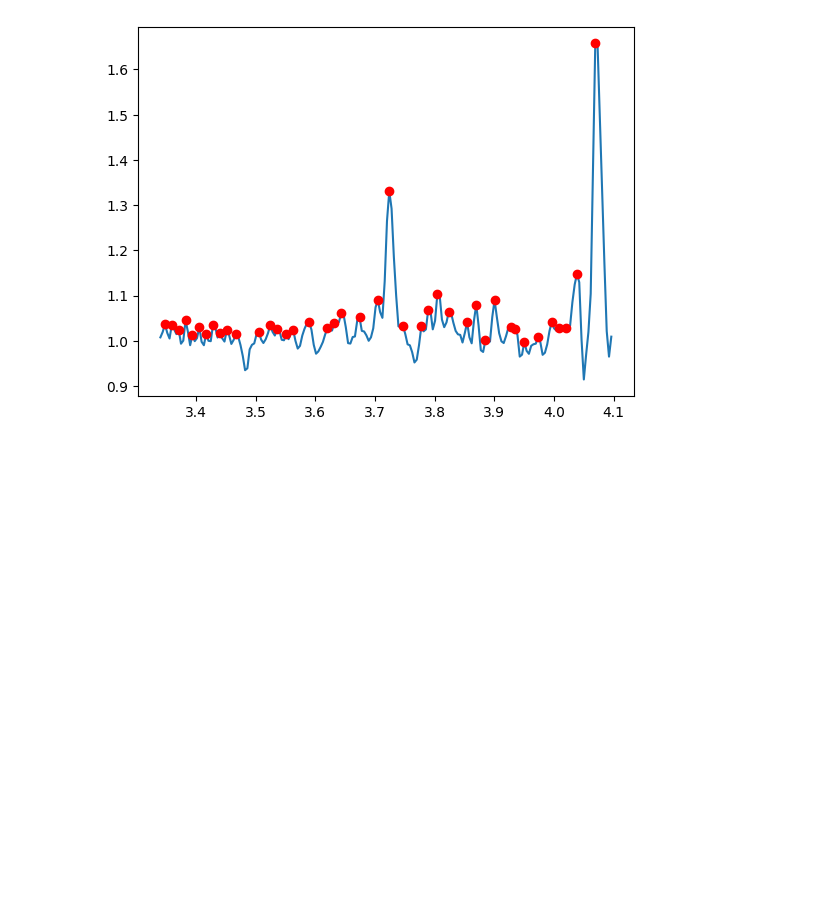
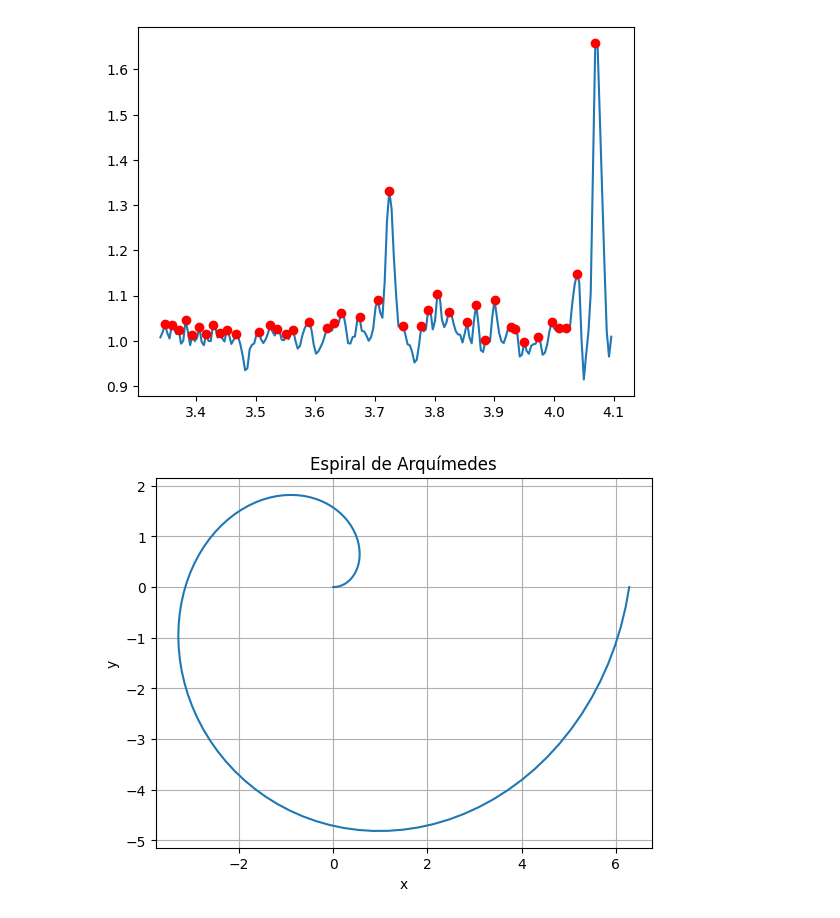
Before and after one commit to emelyck/M-todos_Computacionales, a Jupyter notebook: Tarea1.ipynb, the cells around one changed output. Cells and saved outputs as stored; diff of their text form; code cells hidden in the pictures; blank space fills up the shorter version.

```diff
--- a/Tarea1.ipynb
+++ b/Tarea1.ipynb
@@ -18,3 +18,22 @@ plt.show()
 #para este ejercicio hicimos uso de librerías numpy, matplotib y scipy, este ultimo nos proporciona funciones que buscan los máximos""
 # %% [output]
 [figure]
+# %%
+#solición del ejercicio Capitulo 2.0.5 Espiral de arquímedes.
+import numpy as np
+import matplotlib.pyplot as plt
+a = 0
+b = 1
+theta = np.linspace(0, 2 * np.pi, 100)
+r = a + b * theta
+x = r * np.cos(theta)
+y = r * np.sin(theta)
+plt.plot(x, y)
+plt.title('Espiral de Arquímedes')
+plt.xlabel('x')
+plt.ylabel('y')
+plt.grid(True)
+plt.show()
+#se hizo uso de las librerías numpy y matplotib
+# %% [output]
+[figure, added]
```
